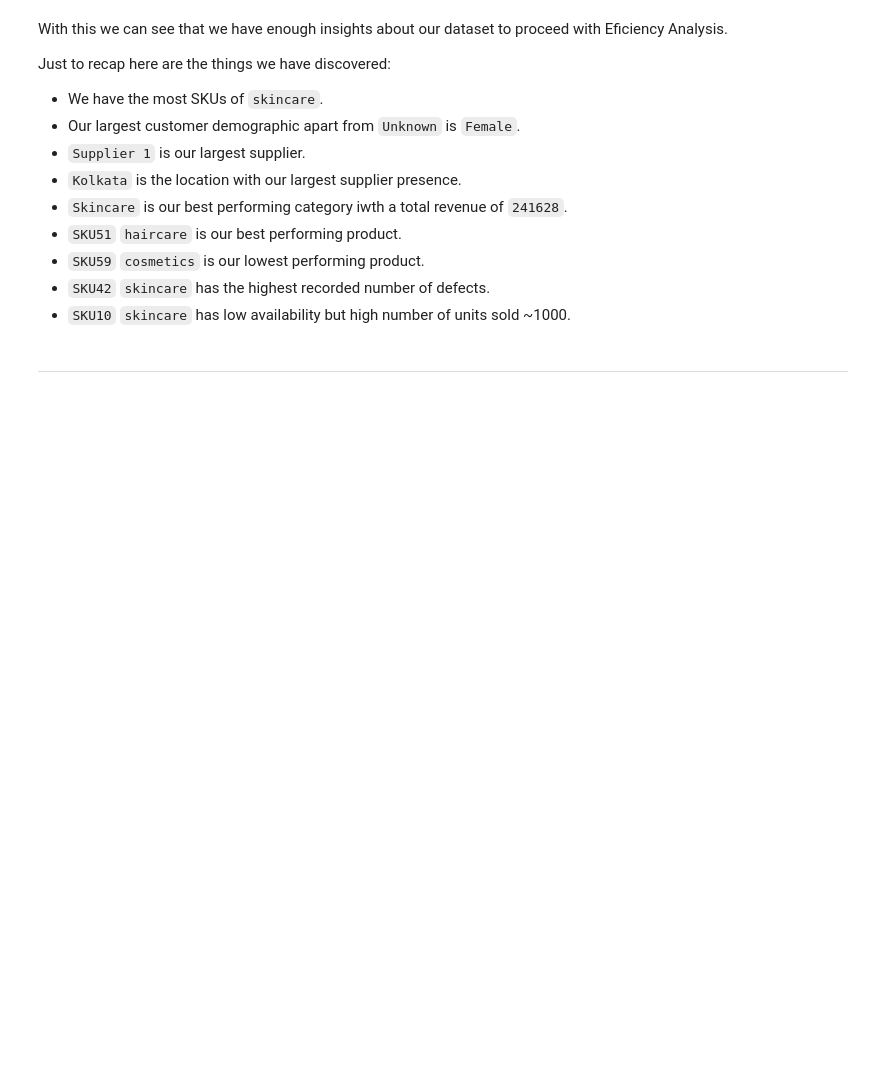
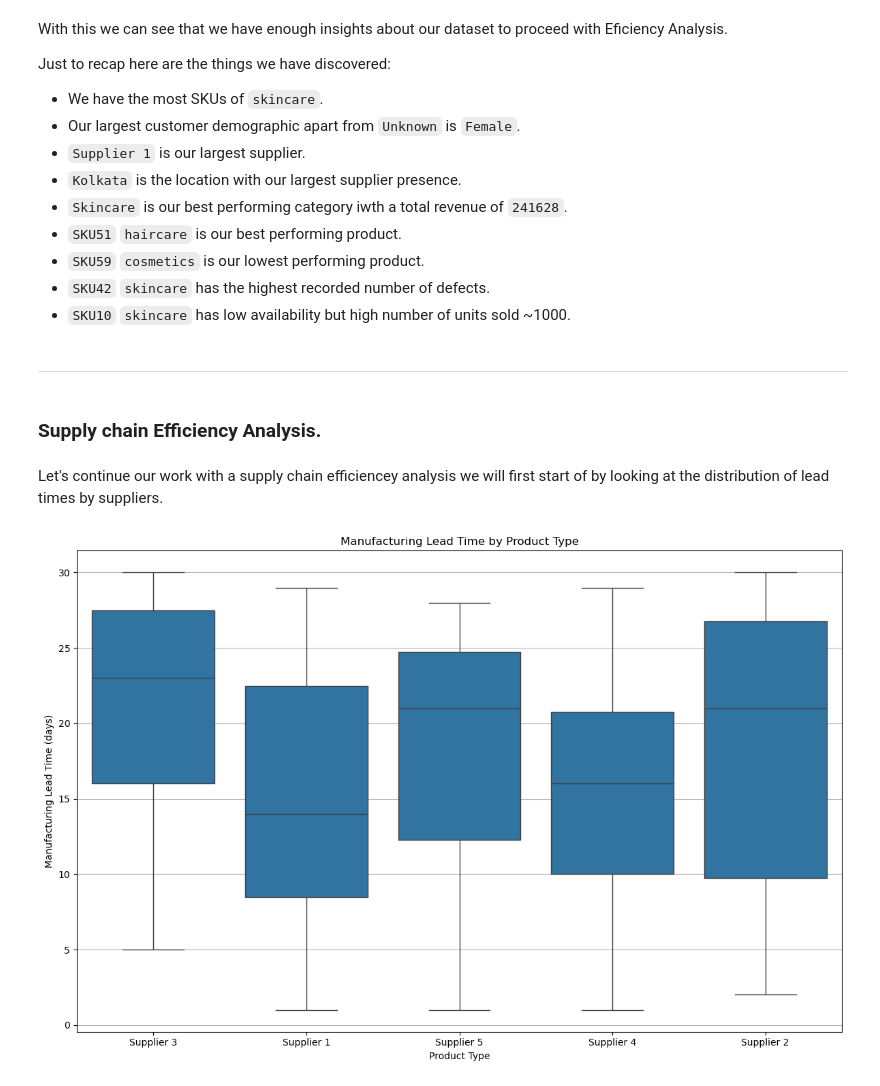
Before and after one commit to atharvakapadnis/supply-chain-analytics, a Jupyter notebook: P1/data1_analysis.ipynb, the cells around one changed output. Saved outputs shown, nothing was run; the diff lists cells and outputs as text; code cells hidden in the pictures; blank space fills up the shorter version.

Commit message:
feat: started efficiency analysis.

```diff
--- a/P1/data1_analysis.ipynb
+++ b/P1/data1_analysis.ipynb
@@ -534,3 +534,18 @@ Just to recap here are the things we have discovered:
 - `SKU10` `skincare` has low availability but high number of units sold ~1000.
 # %% [markdown]
 -------------------------------------------------------------------------------
+# %% [markdown]
+### Supply chain Efficiency Analysis.
+# %% [markdown]
+Let's continue our work with a supply chain efficiencey analysis we will first start of by looking at the distribution of lead times by suppliers.
+# %%
+plt.figure(figsize=(12,8))
+sns.boxplot(data=df, x='supplier_name', y='procurement_lead_time')
+plt.title('Manufacturing Lead Time by Product Type')
+plt.xlabel('Product Type')
+plt.ylabel('Manufacturing Lead Time (days)')
+plt.grid(True, axis='y')
+plt.tight_layout()
+plt.show()
+# %% [output]
+[figure, added]
```
Also changed, not shown: parts of 6 cells of this notebook.
